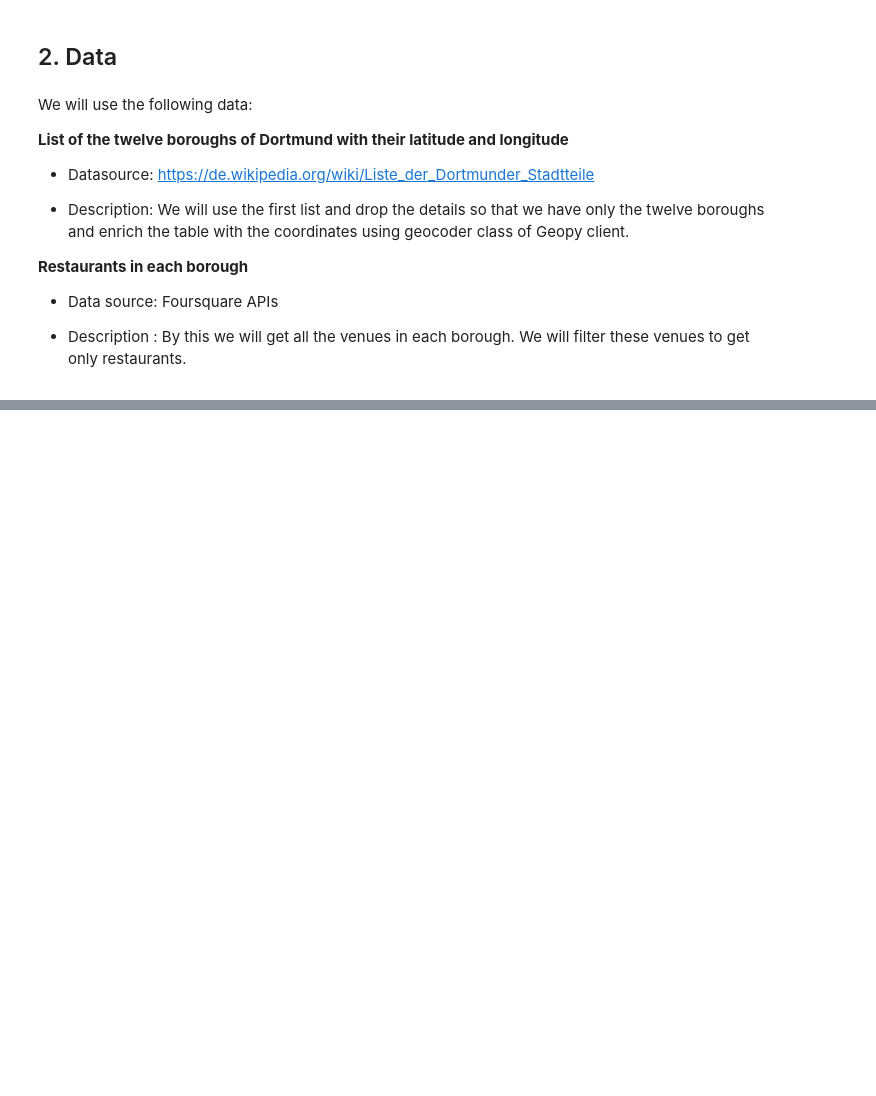
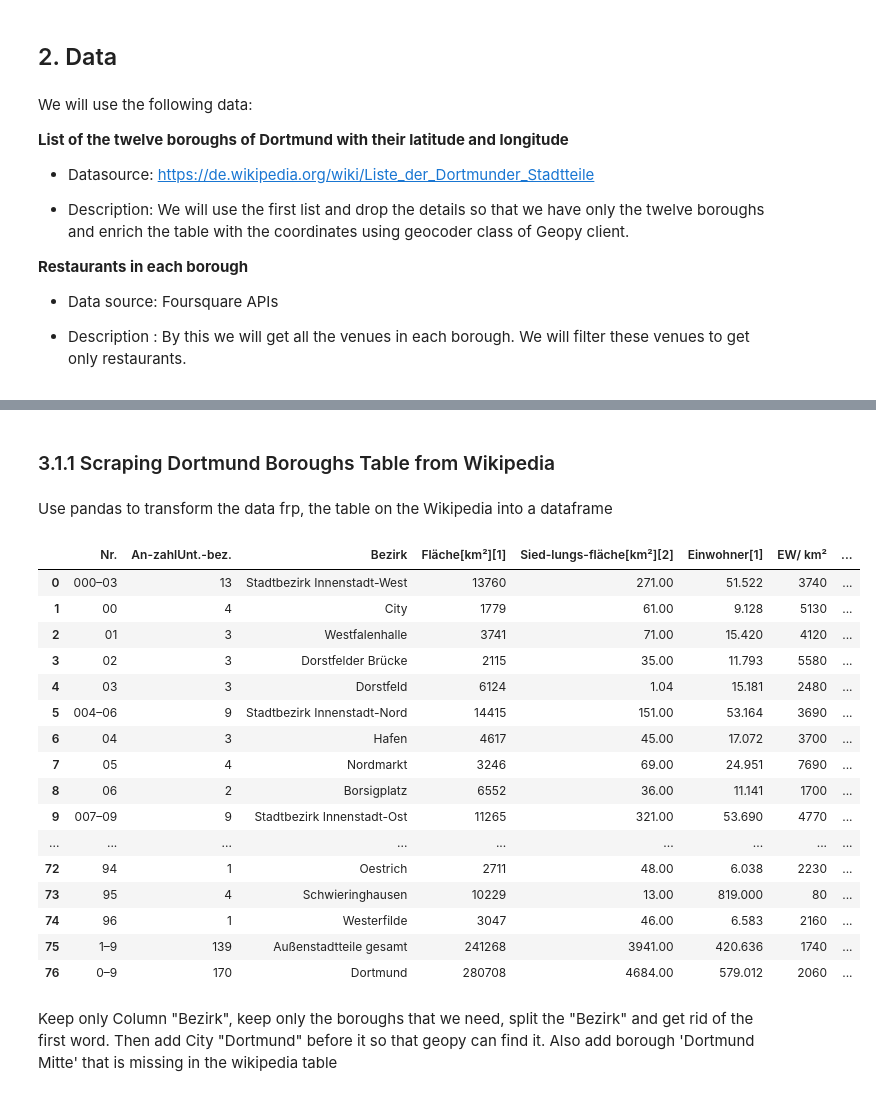
Before and after one commit to Marius021991/Capstone-Project, a Jupyter notebook: Final Project.ipynb, the cells around one changed output, grey strips where cells are left out. Drawn from its saved outputs; the diff is of its cells as text; code cells hidden in the pictures; blank space fills up the shorter version.

```diff
--- a/Final Project.ipynb
+++ b/Final Project.ipynb
@@ -32,0 +62,29 @@ We will use the following data:
+# %% [markdown]
+### 3.1.1 Scraping Dortmund Boroughs Table from Wikipedia
+# %% [markdown]
+ Use pandas to transform the data frp, the table on the Wikipedia into a dataframe
+# %%
+df = pd.read_html('https://de.wikipedia.org/wiki/Liste_der_Dortmunder_Stadtteile')[0]
+# %%
+pd.set_option("display.max_rows", None, "display.max_columns", None)
+df
+# %% [output]
+|  | Nr. | An-zahlUnt.-bez. | Bezirk | Fläche[km²][1] | Sied-lungs-fläche[km²][2] | Einwohner[1] | EW/ km² | ... |
+| 0 | 000–03 | 13 | Stadtbezirk Innenstadt-West | 13760 | 271.00 | 51.522 | 3740 | ... |
+| 1 | 00 | 4 | City | 1779 | 61.00 | 9.128 | 5130 | ... |
+| 2 | 01 | 3 | Westfalenhalle | 3741 | 71.00 | 15.420 | 4120 | ... |
+| 3 | 02 | 3 | Dorstfelder Brücke | 2115 | 35.00 | 11.793 | 5580 | ... |
+| 4 | 03 | 3 | Dorstfeld | 6124 | 1.04 | 15.181 | 2480 | ... |
+| 5 | 004–06 | 9 | Stadtbezirk Innenstadt-Nord | 14415 | 151.00 | 53.164 | 3690 | ... |
+| 6 | 04 | 3 | Hafen | 4617 | 45.00 | 17.072 | 3700 | ... |
+| 7 | 05 | 4 | Nordmarkt | 3246 | 69.00 | 24.951 | 7690 | ... |
+| 8 | 06 | 2 | Borsigplatz | 6552 | 36.00 | 11.141 | 1700 | ... |
+| 9 | 007–09 | 9 | Stadtbezirk Innenstadt-Ost | 11265 | 321.00 | 53.690 | 4770 | ... |
+| ... | ... | ... | ... | ... | ... | ... | ... | ... |
+| 72 | 94 | 1 | Oestrich | 2711 | 48.00 | 6.038 | 2230 | ... |
+| 73 | 95 | 4 | Schwieringhausen | 10229 | 13.00 | 819.000 | 80 | ... |
+| 74 | 96 | 1 | Westerfilde | 3047 | 46.00 | 6.583 | 2160 | ... |
+| 75 | 1–9 | 139 | Außenstadtteile gesamt | 241268 | 3941.00 | 420.636 | 1740 | ... |
+| 76 | 0–9 | 170 | Dortmund | 280708 | 4684.00 | 579.012 | 2060 | ... |
+# %% [markdown]
+Keep only Column "Bezirk", keep only the boroughs that we need, split the "Bezirk" and get rid of the first word. Then add City "Dortmund" before it so that geopy can find it. Also add borough 'Dortmund Mitte' that is missing in the wikipedia table
```
Also changed, not shown: parts of 68 cells of this notebook.
